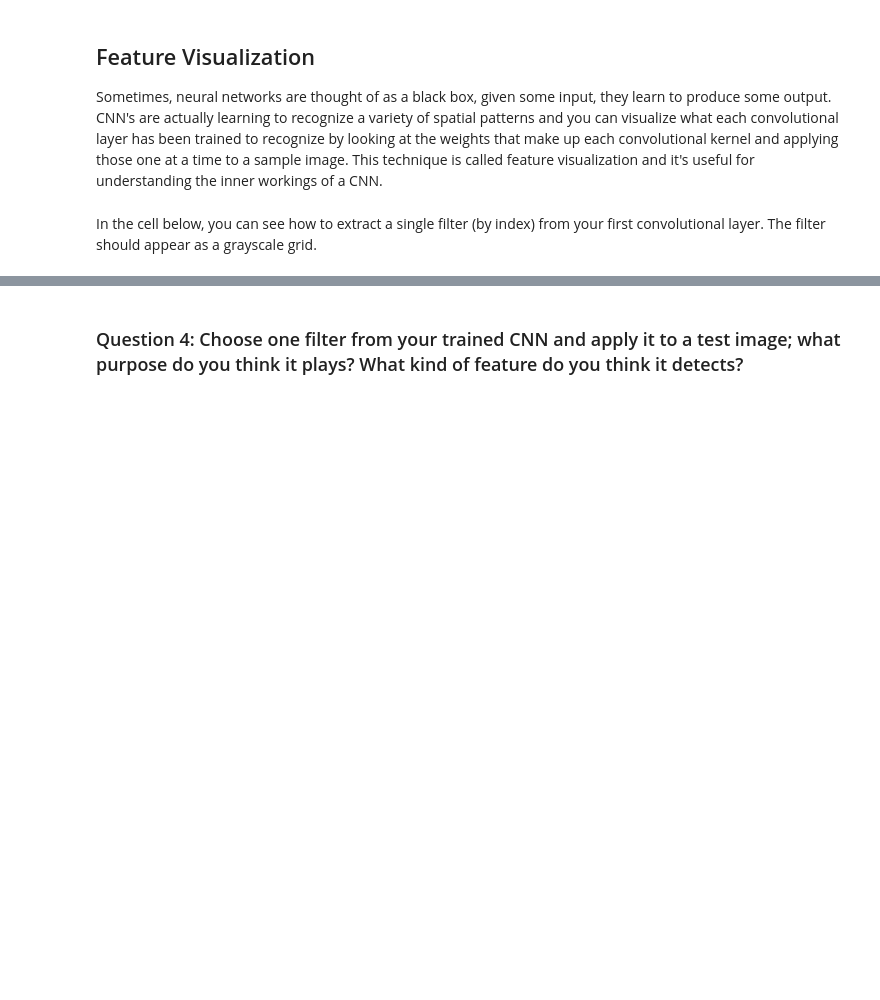
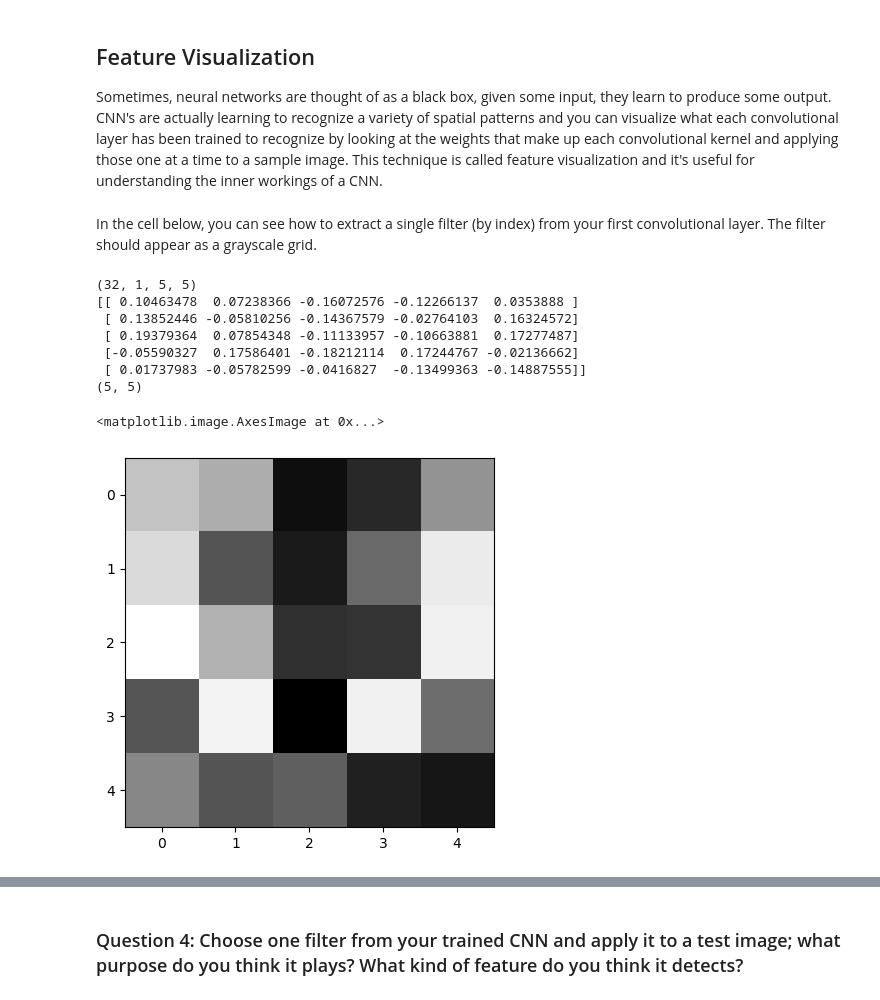
Before and after one commit to DavidDaoTu/nd-cv-facial-keypoin-detection, a Jupyter notebook: 2. Define the Network Architecture.ipynb, the cells around one changed output, grey strips where cells are left out. Saved outputs shown, nothing was run; the diff lists cells and outputs as text; code cells hidden in the pictures; blank space fills up the shorter version.

```diff
--- a/2. Define the Network Architecture.ipynb
+++ b/2. Define the Network Architecture.ipynb
@@ -414,17 +510,29 @@ In the cell below, you can see how to extract a single filter (by index) from yo
 # %%
 # Get the weights in the first conv layer, "conv1"
 # if necessary, change this to reflect the name of your first conv layer
 weights1 = net.conv1.weight.data
 
 w = weights1.numpy()
 
-filter_index = 0
+filter_index = 1
+kernel_conv = w[filter_index][0]
 
-print(w[filter_index][0])
-print(w[filter_index][0].shape)
+print(w.shape)
+print(kernel_conv)
+print(kernel_conv.shape)
 
 # display the filter weights
-plt.imshow(w[filter_index][0], cmap='gray')
+plt.imshow(kernel_conv, cmap='gray')
+# %% [output]
+(32, 1, 5, 5)
+[[ 0.10463478  0.07238366 -0.16072576 -0.12266137  0.0353888 ]
+ [ 0.13852446 -0.05810256 -0.14367579 -0.02764103  0.16324572]
+ [ 0.19379364  0.07854348 -0.11133957 -0.10663881  0.17277487]
+ [-0.05590327  0.17586401 -0.18212114  0.17244767 -0.02136662]
+ [ 0.01737983 -0.05782599 -0.0416827  -0.13499363 -0.14887555]]
+(5, 5)
+<matplotlib.image.AxesImage at 0x...>
+[figure, added]
 # %% [markdown]
 ## Feature maps
 
```
Also changed, not shown: parts of 25 cells of this notebook, 6 other files.
